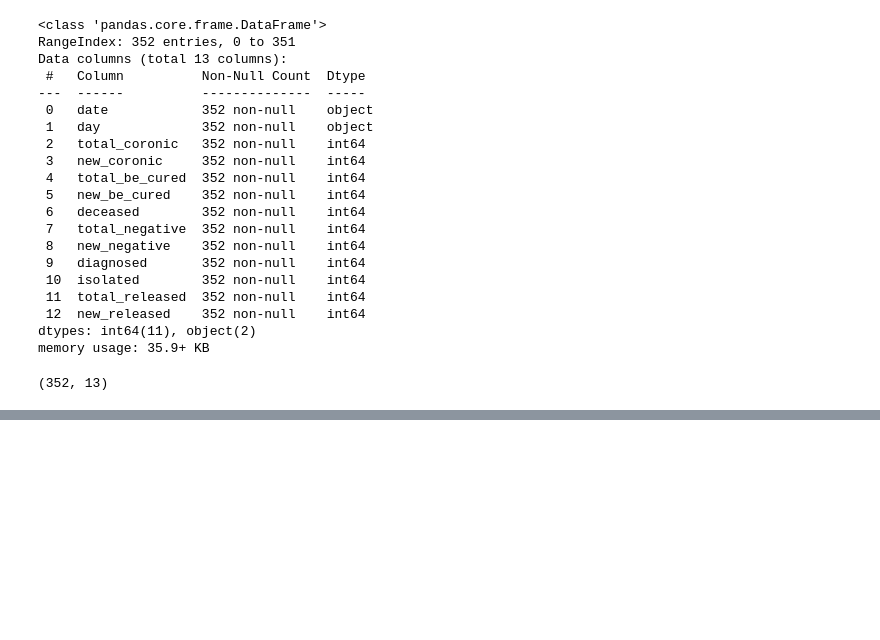
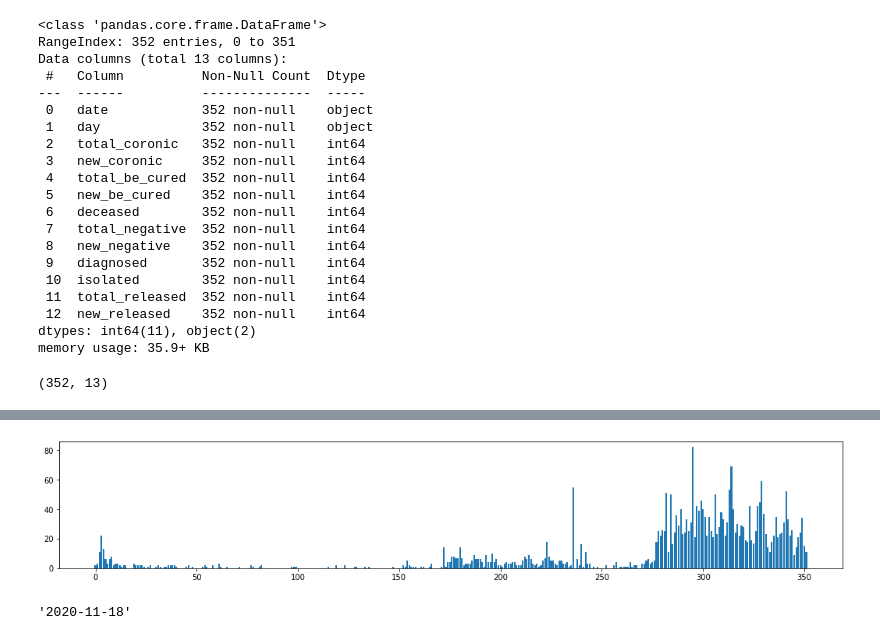
Before and after one commit to jaho901/Covid-19, a Jupyter notebook: 3. Visualization.ipynb, the cells around one changed output, grey strips where cells are left out. Drawn from its saved outputs; the diff is of its cells as text; code cells hidden in the pictures; blank space fills up the shorter version.

```diff
--- a/3. Visualization.ipynb
+++ b/3. Visualization.ipynb
@@ -55,0 +101,13 @@ data.shape
+# %%
+y_pos = np.arange(len(data['date']))
+y_pos = np.flip(y_pos)
+# %%
+plt.figure(figsize=(18,3))
+plt.bar(y_pos, data['new_coronic'])
+plt.show()
+# %% [output]
+[figure, added]
+# %%
+data.iloc[350-270,0]
+# %% [output]
+'2020-11-18'
```
Also changed, not shown: parts of 20 cells of this notebook.
